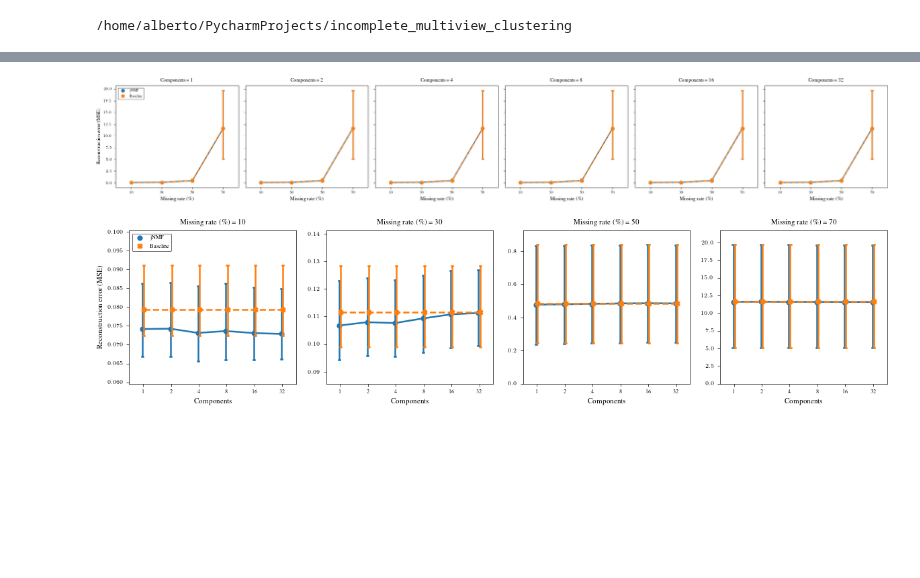
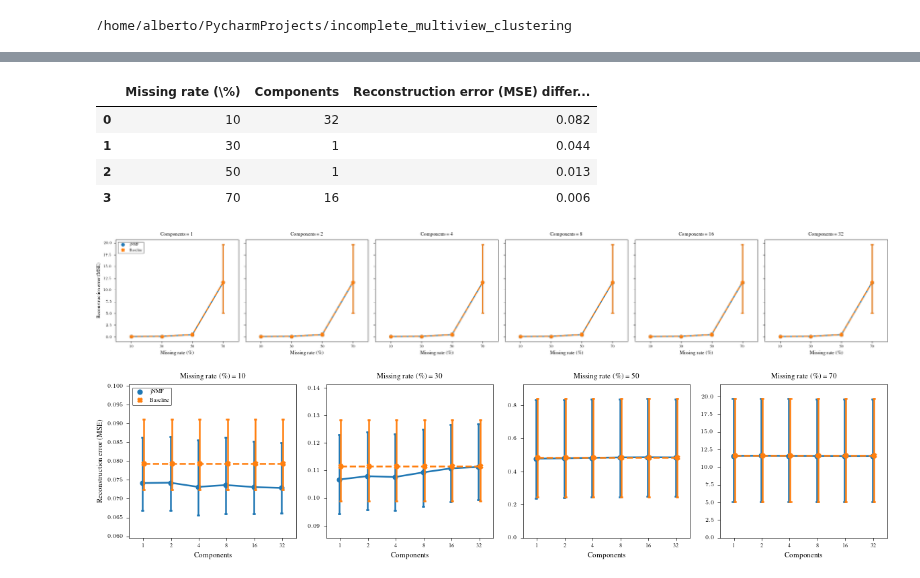
Before and after one commit to RafRomB/imml, a Jupyter notebook: tutorials/select_and_extract_features.ipynb, the cells around one changed output, grey strips where cells are left out. Saved outputs shown, nothing was run; the diff lists cells and outputs as text; code cells hidden in the pictures; blank space fills up the shorter version.

```diff
--- a/tutorials/select_and_extract_features.ipynb
+++ b/tutorials/select_and_extract_features.ipynb
@@ -122 +125,21 @@ df
 2400 rows × 5 columns
+# %%
+from functools import reduce
+
+diff_df = df.groupby(["Method", "Missing rate (\%)", "Components"]).mean()
+diff_df = diff_df.groupby(["Method", "Missing rate (\%)"]).min() \
+    .sort_values(["Method"], ascending=[False]) \
+    .groupby(["Missing rate (\%)"]).agg({'Reconstruction error (MSE)': lambda L: reduce(np.divide, L)}) \
+    .reset_index() \
+    .merge(
+        diff_df.loc[diff_df.groupby(["Method", "Missing rate (\%)"])["Reconstruction error (MSE)"].idxmin()] \
+            .filter(like= "jNMF", axis= 0).reset_index()[["Missing rate (\%)", "Components"]])
+diff_df["Reconstruction error (MSE) difference"] = 1 - diff_df["Reconstruction error (MSE)"]
+diff_df = diff_df.drop(columns= "Reconstruction error (MSE)").round(3)
+diff_df
+# %% [output]
+|  | Missing rate (\%) | Components | Reconstruction error (MSE) differ... |
+| 0 | 10 | 32 | 0.082 |
+| 1 | 30 | 1 | 0.044 |
+| 2 | 50 | 1 | 0.013 |
+| 3 | 70 | 16 | 0.006 |
```
Also changed, not shown: parts of 30 cells of this notebook, 2 other files.
